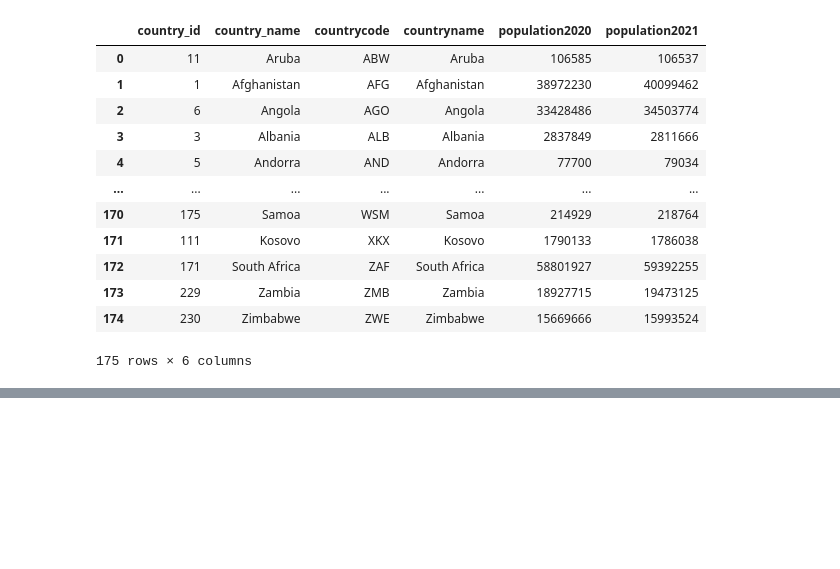
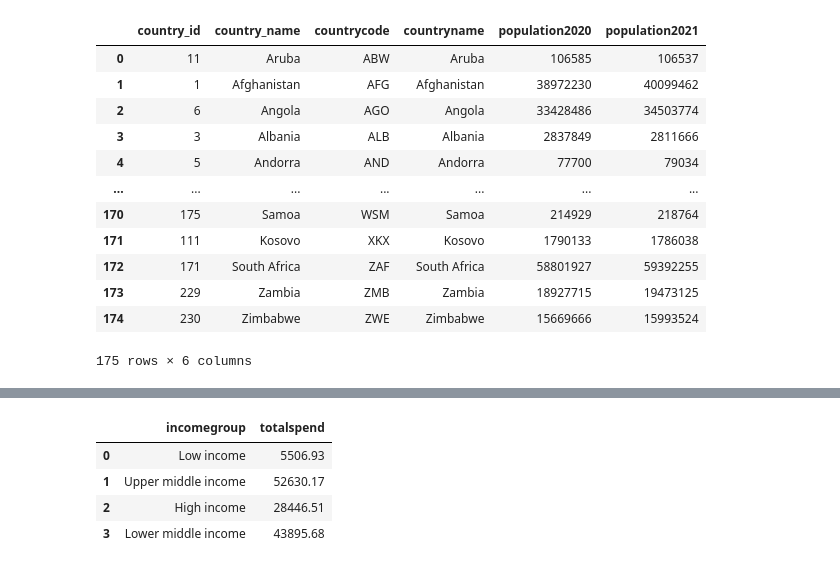
Before and after one commit to hdavis-sandiego/ADS507-Final, a Jupyter notebook: MSADS 507 M4.ipynb, the cells around one changed output, grey strips where cells are left out. Cells and saved outputs as stored; diff of their text form; code cells hidden in the pictures; blank space fills up the shorter version.

```diff
--- a/MSADS 507 M4.ipynb
+++ b/MSADS 507 M4.ipynb
@@ -599,0 +664,18 @@ join population p on p.countryname = c.country_name
+# %%
+spendbyincomegroup = pd.read_sql_query("""
+select i.incomegroup, sum(ol.price) as totalspend
+from cust_order co
+join order_line ol on ol.order_id = co.order_id
+join address a on a.address_id = co.dest_address_id
+join country c on a.country_id = c.country_id
+join income i on i.countryname = c.country_name
+group by i.incomegroup
+""" , con = conn)
+# %%
+spendbyincomegroup
+# %% [output]
+|  | incomegroup | totalspend |
+| 0 | Low income | 5506.93 |
+| 1 | Upper middle income | 52630.17 |
+| 2 | High income | 28446.51 |
+| 3 | Lower middle income | 43895.68 |
```
Also changed, not shown: parts of 18 cells of this notebook.
